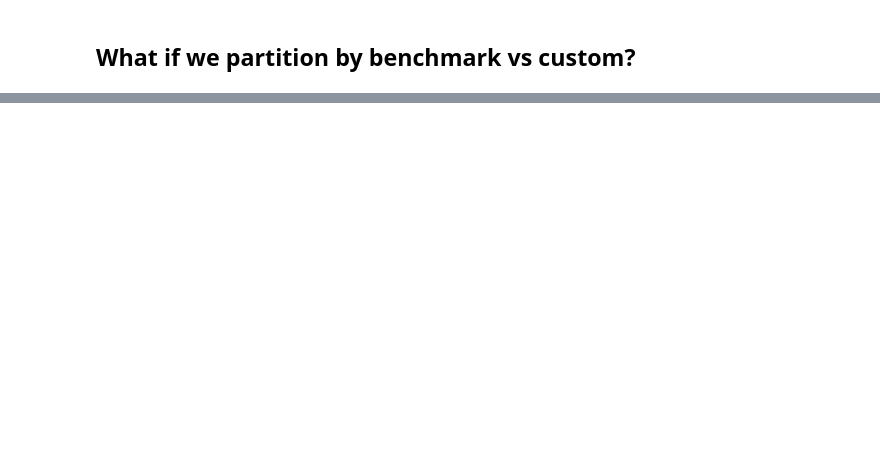
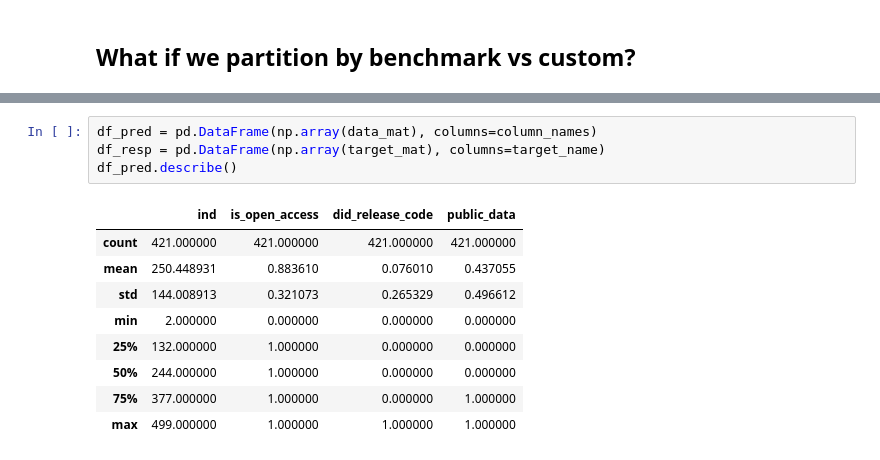
Before and after one commit to neheller/labels19, a Jupyter notebook: analyze.ipynb, the cells around one changed output, grey strips where cells are left out. Drawn from its saved outputs; the diff is of its cells as text; blank space fills up the shorter version.

```diff
--- a/analyze.ipynb
+++ b/analyze.ipynb
@@ -126,0 +368,14 @@ Excluding... [243.66666667]
+# %%
+df_pred = pd.DataFrame(np.array(data_mat), columns=column_names)
+df_resp = pd.DataFrame(np.array(target_mat), columns=target_name)
+df_pred.describe()
+# %% [output]
+|  | ind | is_open_access | did_release_code | public_data |
+| count | 421.000000 | 421.000000 | 421.000000 | 421.000000 |
+| mean | 250.448931 | 0.883610 | 0.076010 | 0.437055 |
+| std | 144.008913 | 0.321073 | 0.265329 | 0.496612 |
+| min | 2.000000 | 0.000000 | 0.000000 | 0.000000 |
+| 25% | 132.000000 | 1.000000 | 0.000000 | 0.000000 |
+| 50% | 244.000000 | 1.000000 | 0.000000 | 0.000000 |
+| 75% | 377.000000 | 1.000000 | 0.000000 | 1.000000 |
+| max | 499.000000 | 1.000000 | 1.000000 | 1.000000 |
```
Also changed, not shown: parts of 20 cells of this notebook, 2 other files.
